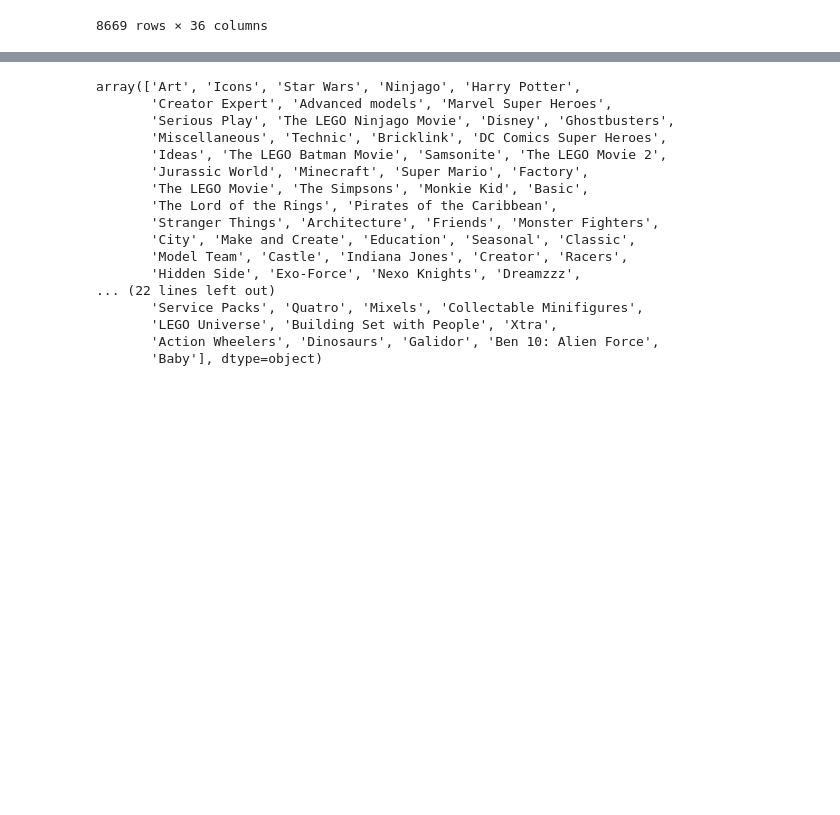
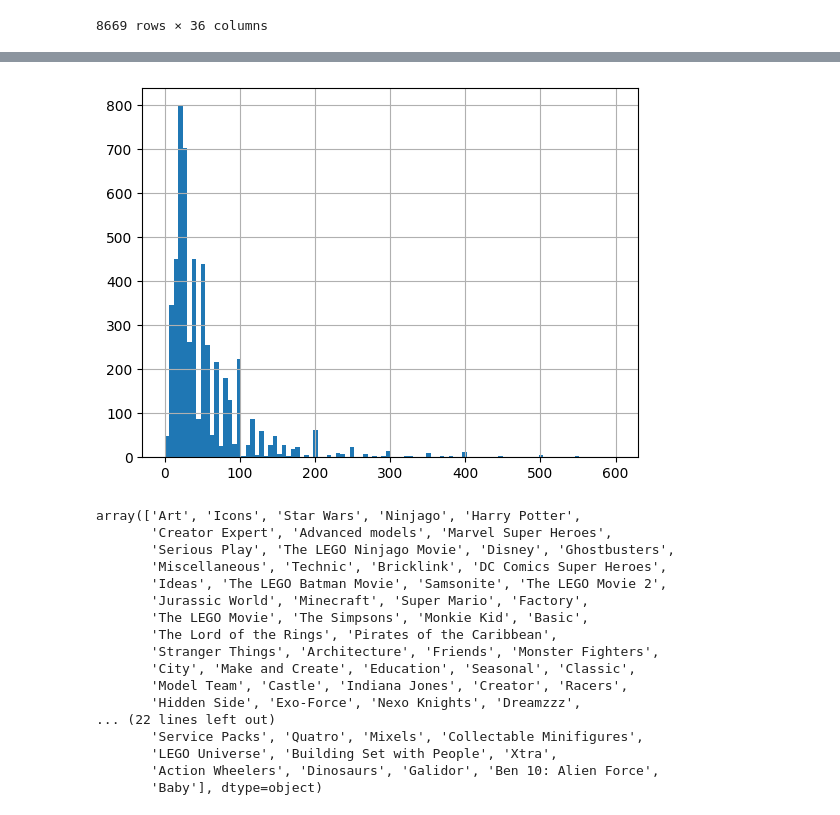
Before and after one commit to aceeedev/brickdle, a Jupyter notebook: data-analysis/data_analysis.ipynb, the cells around one changed output, grey strips where cells are left out. Cells and saved outputs as stored; diff of their text form; code cells hidden in the pictures; blank space fills up the shorter version.

```diff
--- a/data-analysis/data_analysis.ipynb
+++ b/data-analysis/data_analysis.ipynb
@@ -28,3 +35,8 @@ df
+# %%
+# price
+hist = df['RRP (USD)'].hist(bins=100, range=[0, 600])
+# %% [output]
+[figure, added]
 # %%
 df.Theme.unique()
 # %% [output]
```
Also changed, not shown: parts of 3 cells of this notebook, 2 other files.
